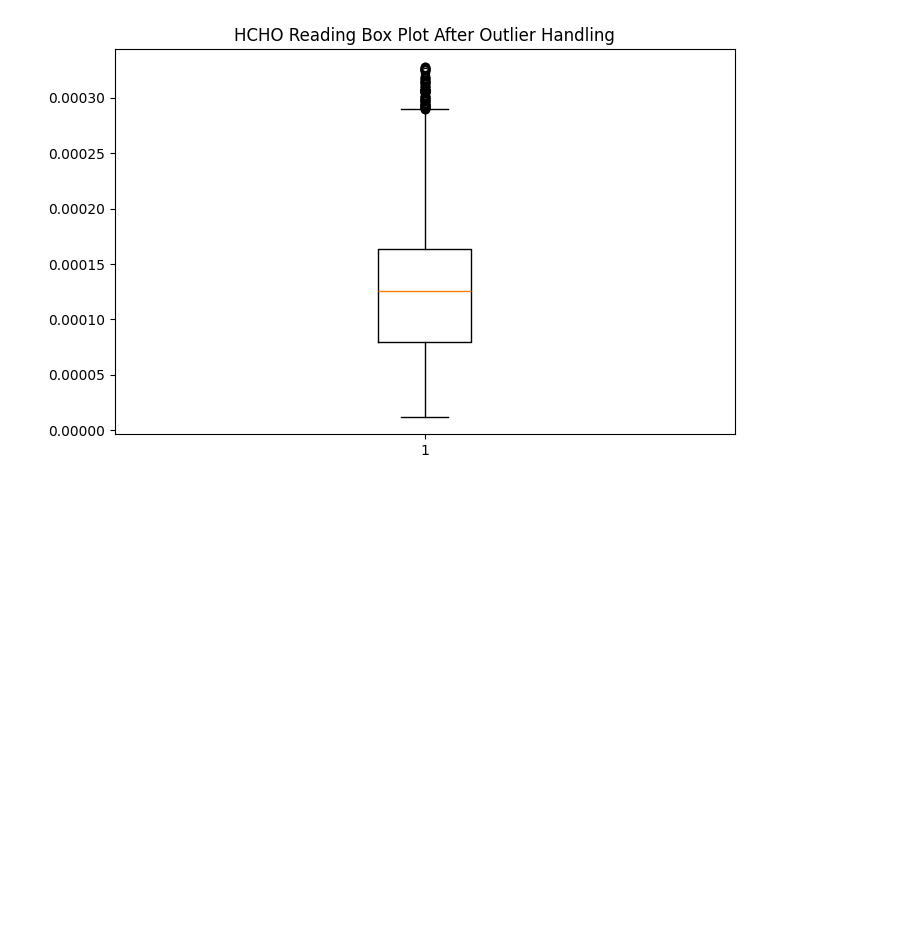
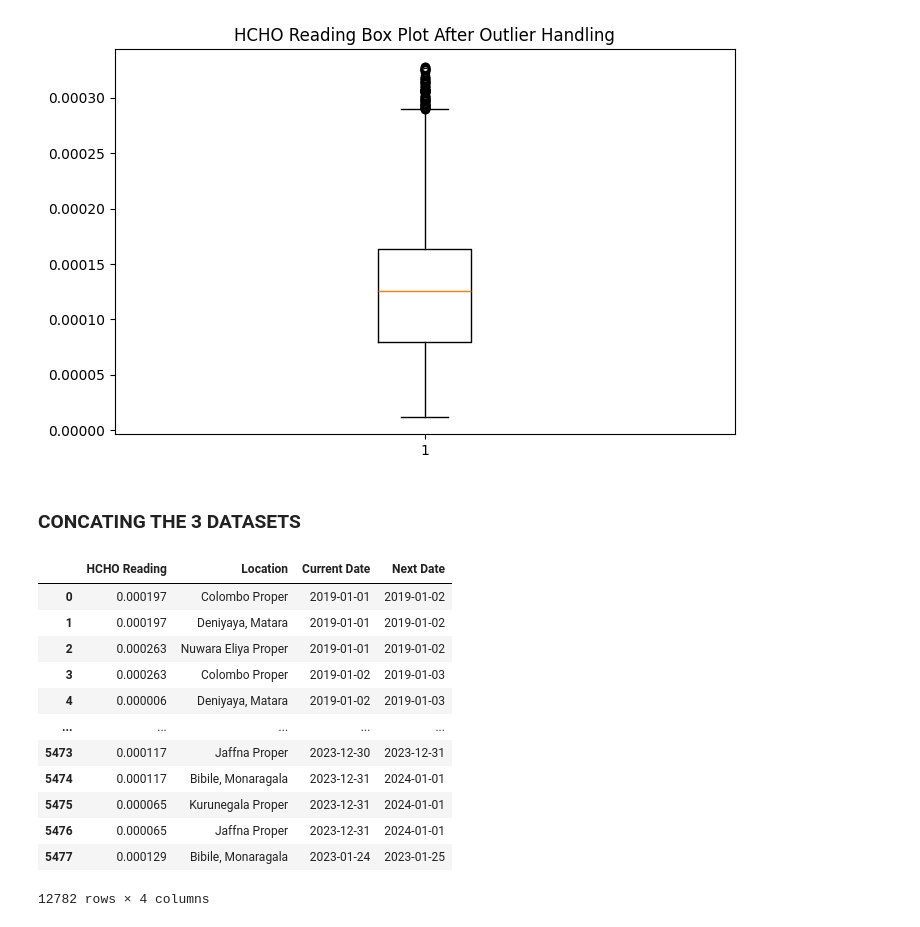
Before and after one commit to VinukaSilva/HCHO-Prediction, a Jupyter notebook: Pre Processing.ipynb, the cells around one changed output. Cells and saved outputs as stored; diff of their text form; code cells hidden in the pictures; blank space fills up the shorter version.

Commit message:
Concating 3 datasets

```diff
--- a/Pre Processing.ipynb
+++ b/Pre Processing.ipynb
@@ -713,3 +713,22 @@ plt.show()
 [figure]
 # %%
 mkj_data.to_csv("preprocessed_dataset/mon_kur_jaf_pp.csv", index=False)
+# %% [markdown]
+### CONCATING THE 3 DATASETS
+# %%
+hcho_data = pd.concat([cmn_data, kan_data, mkj_data])
+hcho_data
+# %% [output]
+|  | HCHO Reading | Location | Current Date | Next Date |
+| 0 | 0.000197 | Colombo Proper | 2019-01-01 | 2019-01-02 |
+| 1 | 0.000197 | Deniyaya, Matara | 2019-01-01 | 2019-01-02 |
+| 2 | 0.000263 | Nuwara Eliya Proper | 2019-01-01 | 2019-01-02 |
+| 3 | 0.000263 | Colombo Proper | 2019-01-02 | 2019-01-03 |
+| 4 | 0.000006 | Deniyaya, Matara | 2019-01-02 | 2019-01-03 |
+| ... | ... | ... | ... | ... |
+| 5473 | 0.000117 | Jaffna Proper | 2023-12-30 | 2023-12-31 |
+| 5474 | 0.000117 | Bibile, Monaragala | 2023-12-31 | 2024-01-01 |
+| 5475 | 0.000065 | Kurunegala Proper | 2023-12-31 | 2024-01-01 |
+| 5476 | 0.000065 | Jaffna Proper | 2023-12-31 | 2024-01-01 |
+| 5477 | 0.000129 | Bibile, Monaragala | 2023-01-24 | 2023-01-25 |
+12782 rows × 4 columns
```
Also changed, not shown: parts of 1 cell of this notebook, 2 other files.
